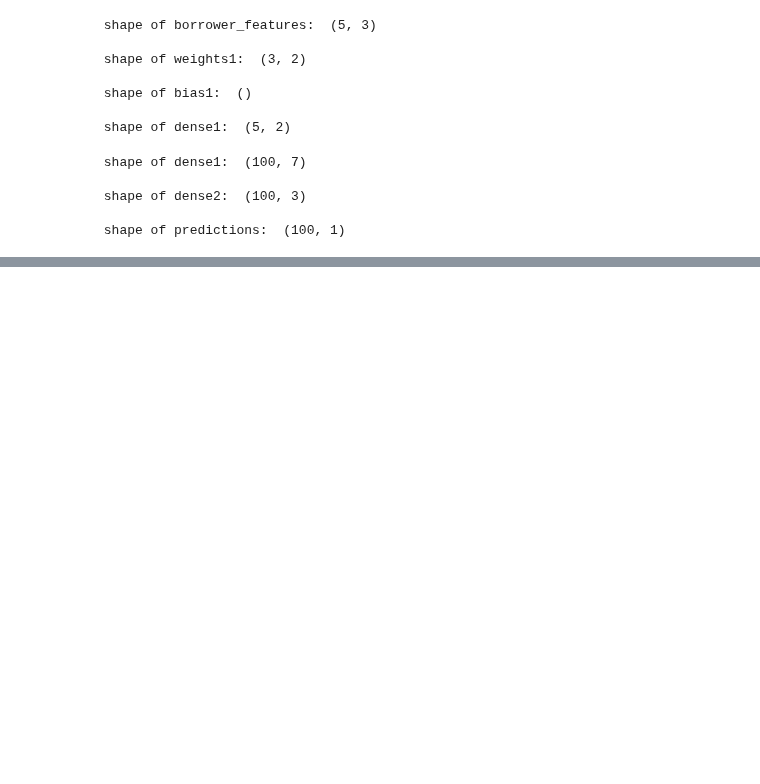
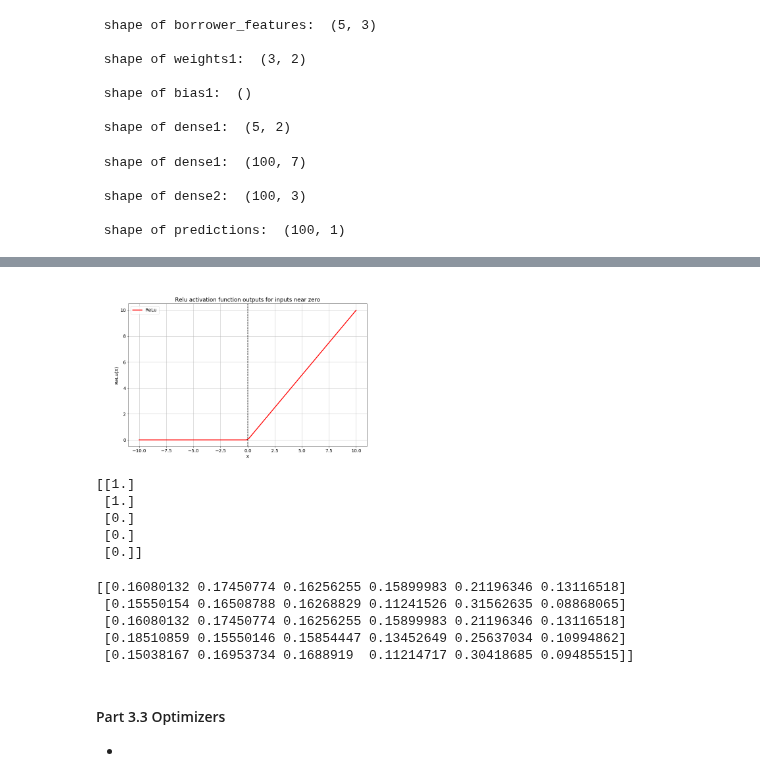
Before and after one commit to GuoweiYang19891101/datacamp_machine_learning_scientist_python, a Jupyter notebook: 14_intro_tensorflow.ipynb, the cells around one changed output, grey strips where cells are left out. Drawn from its saved outputs; the diff is of its cells as text; code cells hidden in the pictures; blank space fills up the shorter version.

```diff
--- a/14_intro_tensorflow.ipynb
+++ b/14_intro_tensorflow.ipynb
@@ -1085,0 +1106,80 @@ print('\n shape of predictions: ', predictions.shape)
+# %%
+# display relu activation
+from IPython import display
+display.Image("Images/14_relu.PNG")
+# %% [output]
+[figure, added]
+# %%
+# Code for part 3.2
+
+# binary classification problem
+import pandas as pd
+from tensorflow import constant, keras
+
+# get input and output data
+credit_card = pd.read_csv('14_datasets/uci_credit_card.csv')
+# print(credit_card.columns)
+bill_amounts = credit_card[['BILL_AMT1', 'BILL_AMT2',
+                            'BILL_AMT3']].to_numpy()
+default = credit_card[['default.payment.next.month']].to_numpy()
+
+# construct input layer from bill amounts
+inputs = constant(bill_amounts)
+
+# define first dense layer
+dense1 = keras.layers.Dense(3, activation='relu')(inputs)
+
+# define second dense layer
+dense2 = keras.layers.Dense(2, activation = 'relu')(dense1)
+
+# define output layer
+outputs = keras.layers.Dense(1, activation='sigmoid')(dense2)
+
+# print error for first five
+error = default[:5] - outputs.numpy()[:5]
+print(error)
+# %% [output]
+[[1.]
+ [1.]
+ [0.]
+ [0.]
+ [0.]]
+# %%
+# Code for part 3.2 (continue)
+
+# multiclass classification problem
+import pandas as pd
+from tensorflow import constant, keras
+
+# get input and output data
+credit_card = pd.read_csv('14_datasets/uci_credit_card.csv')
+# print(credit_card.columns)
+borrower_features = credit_card[['BILL_AMT1', 'BILL_AMT2',
+                                 'BILL_AMT3', 'BILL_AMT4', 'BILL_AMT5','PAY_AMT1',
+                                 'PAY_AMT2', 'PAY_AMT3', 'PAY_AMT4', 'PAY_AMT5']].to_numpy()
+education = credit_card[['EDUCATION']].to_numpy()
+
+# construct input layer from borrower features
+inputs = constant(borrower_features)
+
+# define first dense layer
+dense1 = keras.layers.Dense(10, activation='sigmoid')(inputs)
+
+# define second dense layer
+dense2 = keras.layers.Dense(8, activation='relu')(dense1)
+
+# define output layer
+outputs = keras.layers.Dense(6, activation='softmax')(dense2)
+
+# print first five predictions
+print(outputs.numpy()[:5])
+# %% [output]
+[[0.16080132 0.17450774 0.16256255 0.15899983 0.21196346 0.13116518]
+ [0.15550154 0.16508788 0.16268829 0.11241526 0.31562635 0.08868065]
+ [0.16080132 0.17450774 0.16256255 0.15899983 0.21196346 0.13116518]
+ [0.18510859 0.15550146 0.15854447 0.13452649 0.25637034 0.10994862]
+ [0.15038167 0.16953734 0.1688919  0.11214717 0.30418685 0.09485515]]
+# %% [markdown]
+#### Part 3.3 Optimizers
+
+*
```
Also changed, not shown: parts of 2 cells of this notebook, 2 other files.
